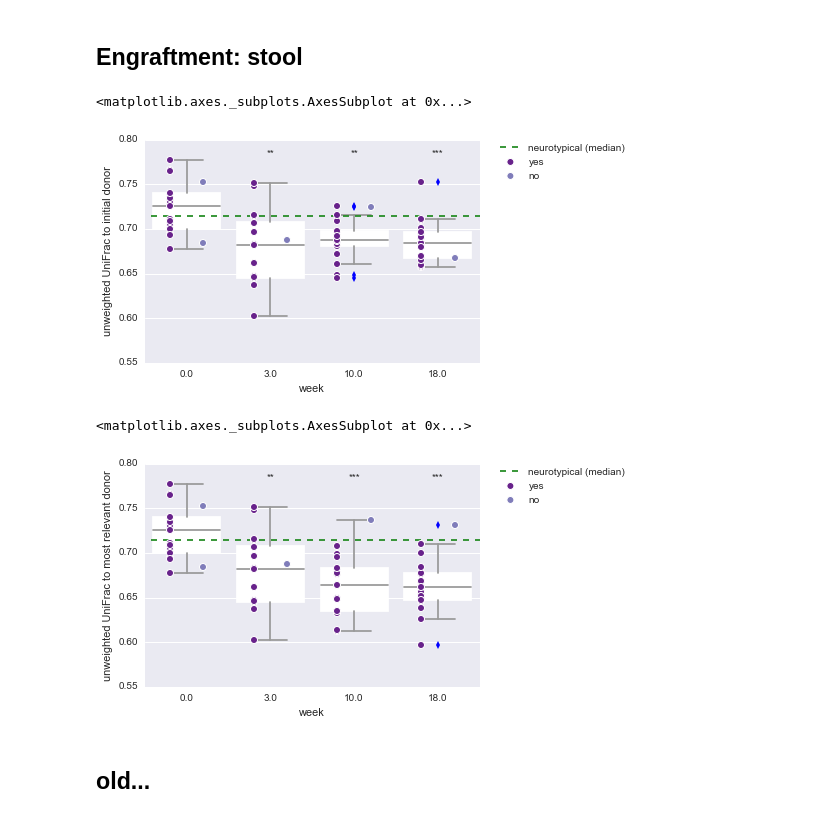
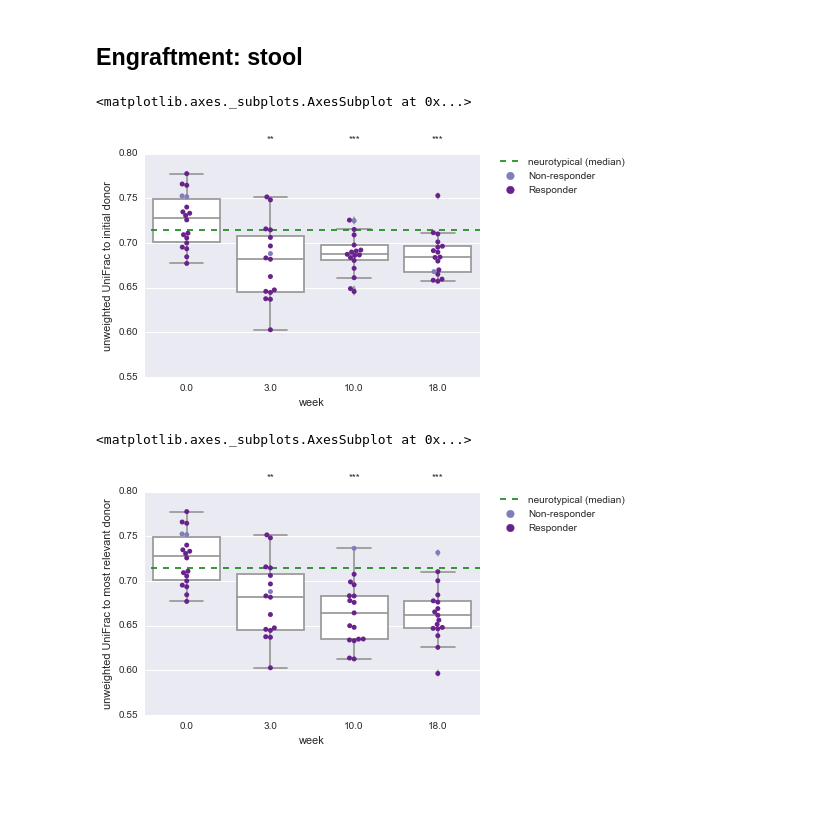
Before and after one commit to khemlalnirmalkar/autism-fmt1, a Jupyter notebook: engraftment.ipynb, the cells around one changed output. Cells and saved outputs as stored; diff of their text form; code cells hidden in the pictures; blank space fills up the shorter version.

```diff
--- a/engraftment.ipynb
+++ b/engraftment.ipynb
@@ -15,14 +17,6 @@ sample_md_fp = 'combined-map.tsv'
 MD5 (../microbiome-data/vsearch-derep/cd_even5720/bdiv_even5720/unweighted_unifrac_dm.txt) = 6b730dc35242e360132f108b0494e46f
 MD5 (../microbiome-data/vsearch-derep/cd_even5720/bdiv_even5720/weighted_unifrac_dm.txt) = 9bdf0806858def30530e023de2879626
 # %%
-import pandas as pd
-import numpy as np
-import seaborn as sns
-import matplotlib.pyplot as plt
-
-from skbio import DistanceMatrix
-from skbio.stats.distance import MissingIDError
-
 sample_md = pd.read_csv(sample_md_fp, sep='\t', index_col=0, dtype=object)
-wu_dm = DistanceMatrix.read(wu_fp)
-uu_dm = DistanceMatrix.read(uu_fp)
+wu_dm = skbio.DistanceMatrix.read(wu_fp)
+uu_dm = skbio.DistanceMatrix.read(uu_fp)
@@ -219,6 +33,6 @@ get_donor_sids(sample_md)
 # %%
-sample_md = add_distance_to_donor(sample_md, uu_dm, metric_name='unweighted UniFrac')
-sample_md = add_distance_to_donor(sample_md, wu_dm, metric_name='weighted UniFrac')
+sample_md = asd.add_distance_to_donor(sample_md, uu_dm, metric_name='unweighted UniFrac')
+sample_md = asd.add_distance_to_donor(sample_md, wu_dm, metric_name='weighted UniFrac')
 # %% [markdown]
 ## Change with time: swab
 # %%
@@ -290,20 +100,16 @@ plot_engraftment_data(sample_md, sample_type='swab',
 # %% [markdown]
 ## Engraftment: stool
 # %%
-plot_engraftment_data(sample_md, sample_type='stool',
-                      metric='unweighted UniFrac to initial donor', hue='Responder')
-# tabulate_week_to_week0_paired_stats(sample_md, 'stool',
-#                                    'unweighted UniFrac to initial donor')
+asd.plot_week_data_with_stats(sample_md, sample_type='stool',
+                          metric='unweighted UniFrac to initial donor', hue='responder', one_tailed=True,
+                          hide_donor_baseline=True)
 # %% [output]
 <matplotlib.axes._subplots.AxesSubplot at 0x...>
-[figure, old version]
+[figure, new version]
 # %%
-plot_engraftment_data(sample_md, sample_type='stool',
-               metric='unweighted UniFrac to most relevant donor', hue='Responder')
-# tabulate_week_to_week0_paired_stats(sample_md, 'stool',
-#                                    'unweighted UniFrac to most relevant donor')
+asd.plot_week_data_with_stats(sample_md, sample_type='stool',
+                          metric='unweighted UniFrac to most relevant donor', hue='responder', one_tailed=True,
+                          hide_donor_baseline=True)
 # %% [output]
 <matplotlib.axes._subplots.AxesSubplot at 0x...>
-[figure, old version]
+[figure, new version]
-# %% [markdown]
-## old...
```
Also changed, not shown: parts of 24 cells of this notebook, 3 other files.
